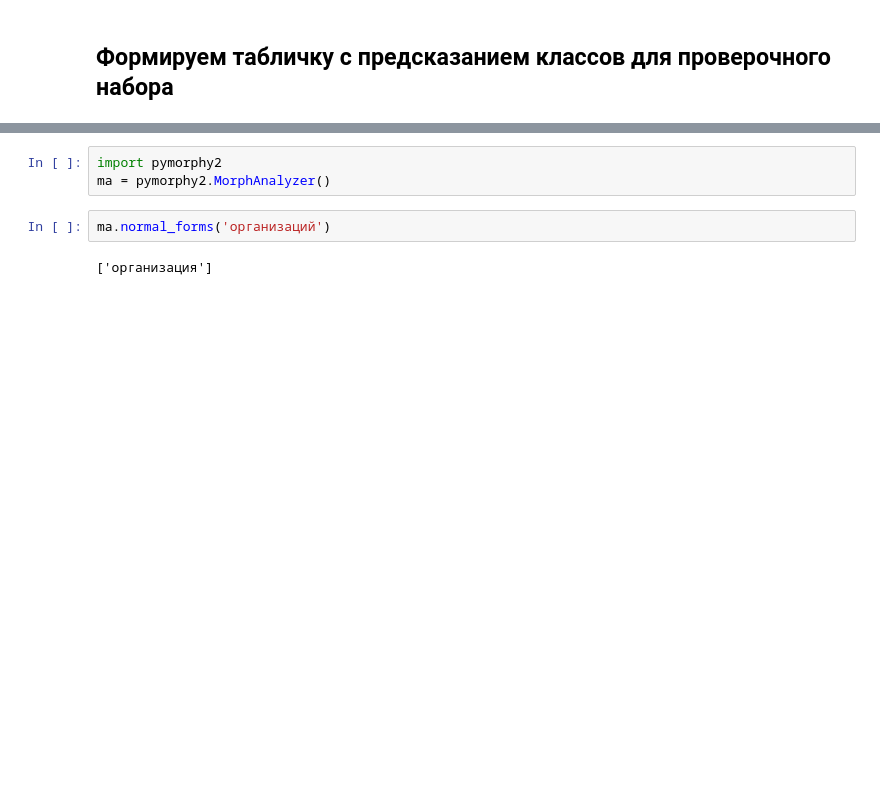
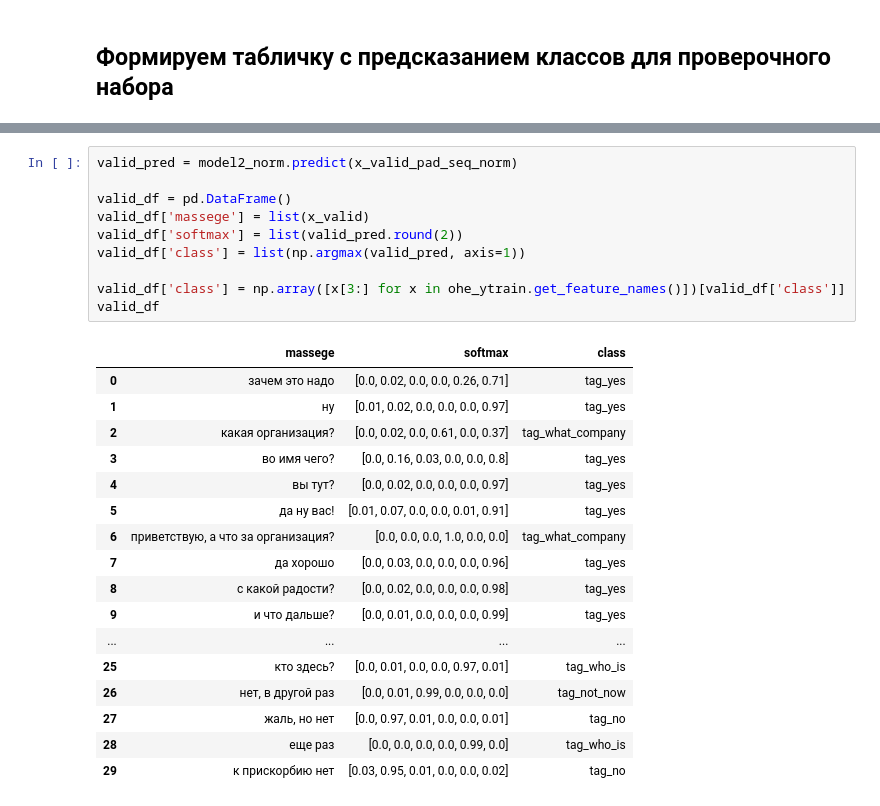
Before and after one commit to resquilleur/TestWorkNeowoxCC, a Jupyter notebook: Main.ipynb, the cells around one changed output, grey strips where cells are left out. Cells and saved outputs as stored; diff of their text form; blank space fills up the shorter version.

```diff
--- a/Main.ipynb
+++ b/Main.ipynb
@@ -348,7 +433,28 @@ Successfully installed dawg-python-0.7.2 pymorphy2-0.9.1 pymorphy2-dicts-ru-2.4.
-# %%
-import pymorphy2
-ma = pymorphy2.MorphAnalyzer()
-# %%
-ma.normal_forms('организаций')
-# %% [output]
-['организация']
+# %%
+valid_pred = model2_norm.predict(x_valid_pad_seq_norm)
+
+valid_df = pd.DataFrame()
+valid_df['massege'] = list(x_valid)
+valid_df['softmax'] = list(valid_pred.round(2))
+valid_df['class'] = list(np.argmax(valid_pred, axis=1))
+
+valid_df['class'] = np.array([x[3:] for x in ohe_ytrain.get_feature_names()])[valid_df['class']]
+valid_df
+# %% [output]
+|  | massege | softmax | class |
+| 0 | зачем это надо | [0.0, 0.02, 0.0, 0.0, 0.26, 0.71] | tag_yes |
+| 1 | ну | [0.01, 0.02, 0.0, 0.0, 0.0, 0.97] | tag_yes |
+| 2 | какая организация? | [0.0, 0.02, 0.0, 0.61, 0.0, 0.37] | tag_what_company |
+| 3 | во имя чего? | [0.0, 0.16, 0.03, 0.0, 0.0, 0.8] | tag_yes |
+| 4 | вы тут? | [0.0, 0.02, 0.0, 0.0, 0.0, 0.97] | tag_yes |
+| 5 | да ну вас! | [0.01, 0.07, 0.0, 0.0, 0.01, 0.91] | tag_yes |
+| 6 | приветствую, а что за организация? | [0.0, 0.0, 0.0, 1.0, 0.0, 0.0] | tag_what_company |
+| 7 | да хорошо | [0.0, 0.03, 0.0, 0.0, 0.0, 0.96] | tag_yes |
+| 8 | с какой радости? | [0.0, 0.02, 0.0, 0.0, 0.0, 0.98] | tag_yes |
+| 9 | и что дальше? | [0.0, 0.01, 0.0, 0.0, 0.0, 0.99] | tag_yes |
+| ... | ... | ... | ... |
+| 25 | кто здесь? | [0.0, 0.01, 0.0, 0.0, 0.97, 0.01] | tag_who_is |
+| 26 | нет, в другой раз | [0.0, 0.01, 0.99, 0.0, 0.0, 0.0] | tag_not_now |
+| 27 | жаль, но нет | [0.0, 0.97, 0.01, 0.0, 0.0, 0.01] | tag_no |
+| 28 | еще раз | [0.0, 0.0, 0.0, 0.0, 0.99, 0.0] | tag_who_is |
+| 29 | к прискорбию нет | [0.03, 0.95, 0.01, 0.0, 0.0, 0.02] | tag_no |
```
Also changed, not shown: parts of 26 cells of this notebook.
